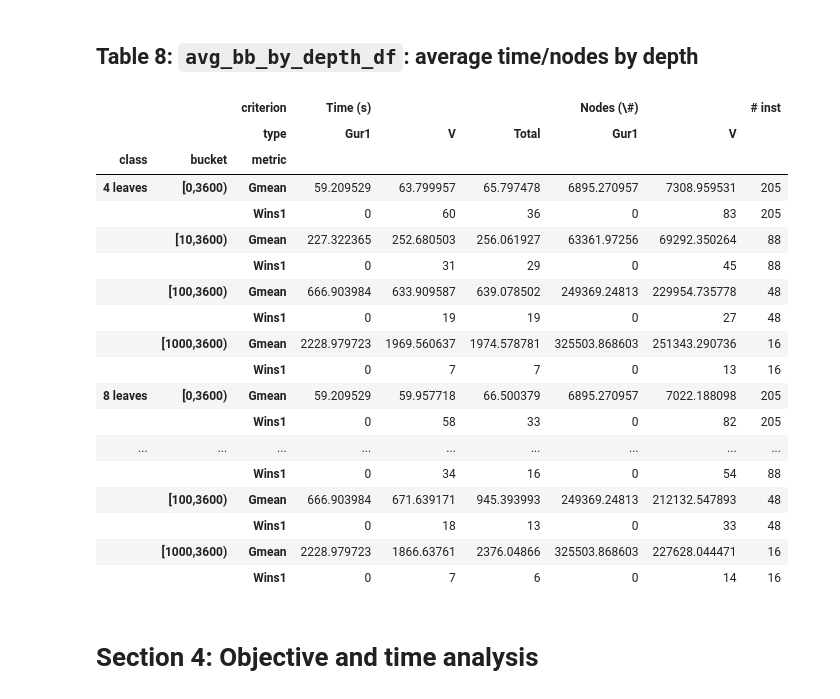
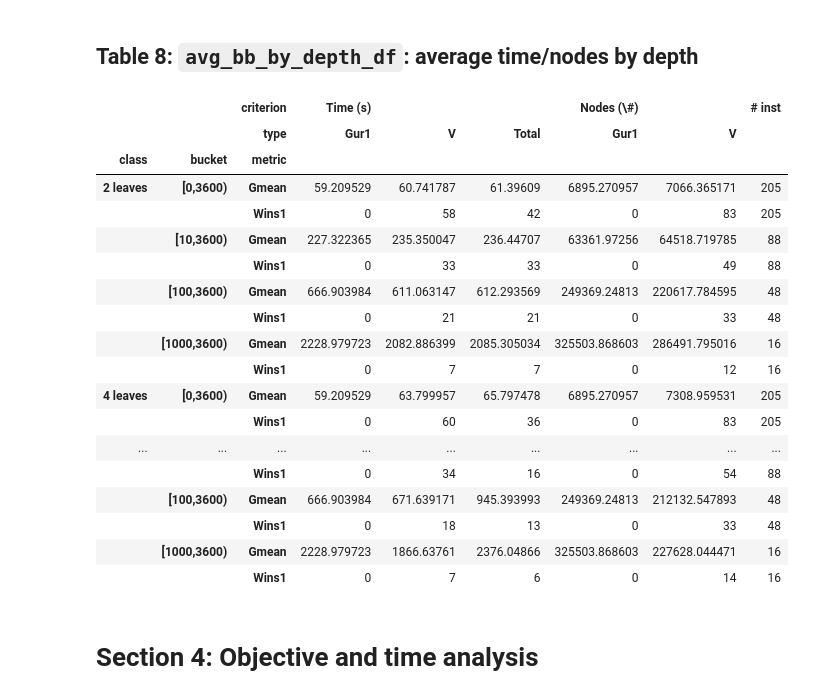
Before and after one commit to akazachk/vpc, a Jupyter notebook: plots/plots.ipynb, the cells around one changed output. Drawn from its saved outputs; the diff is of its cells as text; code cells hidden in the pictures.

```diff
--- a/plots/plots.ipynb
+++ b/plots/plots.ipynb
@@ -2152,7 +2153,7 @@ cols = cols_time + cols_nodes
 shortcols = shortcols_time + shortcols_nodes
 
 # First calculate stats for "all" instances
-curr_df = selected_time_df.loc[:,cols]
+curr_df = selected_time_df.loc[:,cols_time + cols_nodes]
 curr_df = curr_df[curr_df.index.get_level_values(1) == 0] # take only best values
 
 for i in range(num_buckets):
@@ -2169,7 +2170,7 @@ for i in range(num_buckets):
     row_ind += len(bb_metrics)
 
 # Now calculate stats for "6 trees" instances
-curr_df = selected_time_df.loc[all6_instances_dict.keys(),cols]
+curr_df = selected_time_df.loc[all6_instances_dict.keys(),cols_time + cols_nodes]
 curr_df = curr_df[curr_df.index.get_level_values(1) == 0] # take only best values
 
 for i in range(num_buckets):
@@ -2222,7 +2223,7 @@ avg_bb_df.loc[:,(time_col_header,shortcols_time)] = avg_bb_df.loc[:,(time_col_he
 avg_bb_df.loc[:,(node_col_header,shortcols_nodes)] = avg_bb_df.loc[:,(node_col_header,shortcols_nodes)].astype(object)
 
 # First calculate stats for "all" instances
-curr_df = selected_time_df.loc[:,cols]
+curr_df = selected_time_df.loc[:,cols_time + cols_nodes]
 curr_df = curr_df[curr_df.index.get_level_values(1) == 0] # take only best values
 
 for i in range(num_buckets):
@@ -2237,7 +2238,7 @@ for i in range(num_buckets):
         [ int(sum(curr_df[refcol] > curr_df[col])) for col in cols_nodes ]
 
 # Now calculate stats for "6 trees" instances
-curr_df = selected_time_df.loc[all6_instances_dict.keys(),cols]
+curr_df = selected_time_df.loc[all6_instances_dict.keys(),cols_time + cols_nodes]
 curr_df = curr_df[curr_df.index.get_level_values(1) == 0] # take only best values
 
 for i in range(num_buckets):
@@ -2259,7 +2260,7 @@ for i in range(num_buckets):
 # A win in terms of nodes is when the ``Gur1'' baseline number of nodes is higher.
 
 # First calculate stats for "all" instances
-curr_df = selected_time_df.loc[:,cols]
+curr_df = selected_time_df.loc[:,cols_time + cols_nodes]
 curr_df = curr_df[curr_df.index.get_level_values(1) == 0] # take only best values
 for i in range(num_buckets):
     curr_df = curr_df[curr_df[gur1time_col] > bucket_min[i]]
@@ -2273,7 +2274,7 @@ for i in range(num_buckets):
         [ int(sum(curr_df[refcol] > curr_df[col])) for col in cols_nodes ]
 
 # Now calculate stats for "6 trees" instances
-curr_df = selected_time_df.loc[all6_instances_dict.keys(),cols]
+curr_df = selected_time_df.loc[all6_instances_dict.keys(),cols_time + cols_nodes]
 curr_df = curr_df[curr_df.index.get_level_values(1) == 0] # take only best values
 
 for i in range(num_buckets):
@@ -2491,7 +2492,7 @@ display(all6_bb_results_df.tail(10))
 ## Prepare avg_bb_by_depth_df
 ## Prepare variables for row/col names
 
-bb_classes_by_depth = [str(t) + ' leaves' for t in sizes[1:]]
+bb_classes_by_depth = [str(t) + ' leaves' for t in sizes]
 num_bb_classes_by_depth = len(bb_classes_by_depth)
 
 bb_buckets_by_depth = bb_buckets
@@ -2559,7 +2560,7 @@ shortcols = shortcols_time_by_depth + shortcols_nodes_by_depth
 curr_df = selected_time_df.loc[all6_instances_dict.keys(),cols]
 for curr_size_ind in range(0,len(bb_classes_by_depth)):
     # print("{}".format(bb_classes_by_depth[curr_size_ind]))
-    curr_by_depth_df = curr_df[curr_df.index.get_level_values(1) == sizes[curr_size_ind+1]] # take only best values
+    curr_by_depth_df = curr_df[curr_df.index.get_level_values(1) == sizes[curr_size_ind]] # take only best values
 
     for i in range(num_buckets):
         curr_by_depth_df = curr_by_depth_df[curr_by_depth_df[gur1time_col] > bucket_min[i]]
@@ -2580,43 +2581,43 @@ for curr_size_ind in range(0,len(bb_classes_by_depth)):
 
         num_inst_by_depth[row_ind:row_ind+len(bb_metrics_by_depth)] = len(bb_metrics_by_depth)*[len(curr_by_depth_df)]
         row_ind += len(bb_metrics_by_depth)
 
         ## Update wins1 rows
         # A win in terms of time is counted when the ``Gur1'' baseline seconds taken
         # is at least 10\% slower, to account for some variability in runtimes.
         # A win in terms of nodes is when the ``Gur1'' baseline number of nodes is higher.
         refcol = gur1time_col
         avg_bb_by_depth_df.loc[
                 (bb_classes_by_depth[curr_size_ind], bb_buckets_by_depth[i], bb_metrics_by_depth[1]),
                 (time_col_header,shortcols_time_by_depth)] = \
             [ int(sum(curr_by_depth_df[refcol] > 1.1*curr_by_depth_df[col])) for col in cols_time_by_depth ]
 
         refcol = gur1nodes_col
         avg_bb_by_depth_df.loc[
                 (bb_classes_by_depth[curr_size_ind], bb_buckets_by_depth[i], bb_metrics_by_depth[1]),
                 (node_col_header,shortcols_nodes_by_depth)] = \
             [ int(sum(curr_by_depth_df[refcol] > curr_by_depth_df[col])) for col in cols_nodes_by_depth ]
 
 avg_bb_by_depth_df[inst_col_name] = num_inst_by_depth
 
 # for i in range(num_buckets):
 #     curr_df = curr_df[curr_df[gur1time_col] > bucket_min[i]]
 
 display(avg_bb_by_depth_df.loc[(bb_classes_by_depth, bb_buckets_by_depth, bb_metrics_by_depth),:])
 # %% [output]
 |  |  | criterion | Time (s) |  |  | Nodes (\#) |  | # inst |
 |  |  | type | Gur1 | V | Total | Gur1 | V |  |
 | class | bucket | metric |  |  |  |  |  |  |
+| 2 leaves | [0,3600) | Gmean | 59.209529 | 60.741787 | 61.39609 | 6895.270957 | 7066.365171 | 205 |
+|  |  | Wins1 | 0 | 58 | 42 | 0 | 83 | 205 |
+|  | [10,3600) | Gmean | 227.322365 | 235.350047 | 236.44707 | 63361.97256 | 64518.719785 | 88 |
+|  |  | Wins1 | 0 | 33 | 33 | 0 | 49 | 88 |
+|  | [100,3600) | Gmean | 666.903984 | 611.063147 | 612.293569 | 249369.24813 | 220617.784595 | 48 |
+|  |  | Wins1 | 0 | 21 | 21 | 0 | 33 | 48 |
+|  | [1000,3600) | Gmean | 2228.979723 | 2082.886399 | 2085.305034 | 325503.868603 | 286491.795016 | 16 |
+|  |  | Wins1 | 0 | 7 | 7 | 0 | 12 | 16 |
 | 4 leaves | [0,3600) | Gmean | 59.209529 | 63.799957 | 65.797478 | 6895.270957 | 7308.959531 | 205 |
 |  |  | Wins1 | 0 | 60 | 36 | 0 | 83 | 205 |
-|  | [10,3600) | Gmean | 227.322365 | 252.680503 | 256.061927 | 63361.97256 | 69292.350264 | 88 |
-|  |  | Wins1 | 0 | 31 | 29 | 0 | 45 | 88 |
-|  | [100,3600) | Gmean | 666.903984 | 633.909587 | 639.078502 | 249369.24813 | 229954.735778 | 48 |
-|  |  | Wins1 | 0 | 19 | 19 | 0 | 27 | 48 |
-|  | [1000,3600) | Gmean | 2228.979723 | 1969.560637 | 1974.578781 | 325503.868603 | 251343.290736 | 16 |
-|  |  | Wins1 | 0 | 7 | 7 | 0 | 13 | 16 |
-| 8 leaves | [0,3600) | Gmean | 59.209529 | 59.957718 | 66.500379 | 6895.270957 | 7022.188098 | 205 |
-|  |  | Wins1 | 0 | 58 | 33 | 0 | 82 | 205 |
 | ... | ... | ... | ... | ... | ... | ... | ... | ... |
 |  |  | Wins1 | 0 | 34 | 16 | 0 | 54 | 88 |
 |  | [100,3600) | Gmean | 666.903984 | 671.639171 | 945.393993 | 249369.24813 | 212132.547893 | 48 |
```
Also changed, not shown: parts of 14 cells of this notebook.
